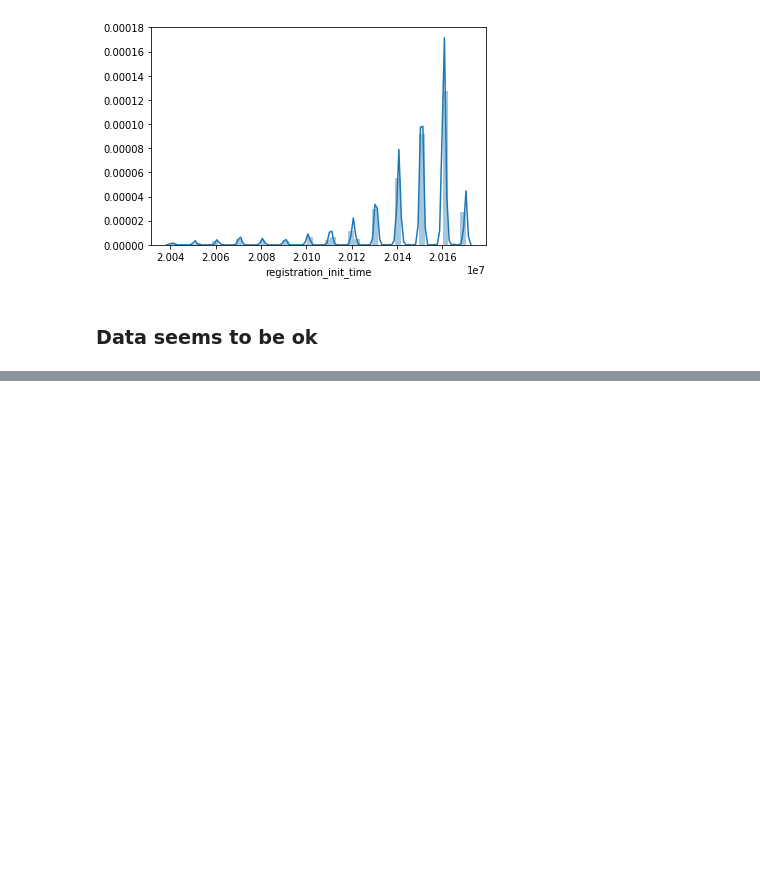
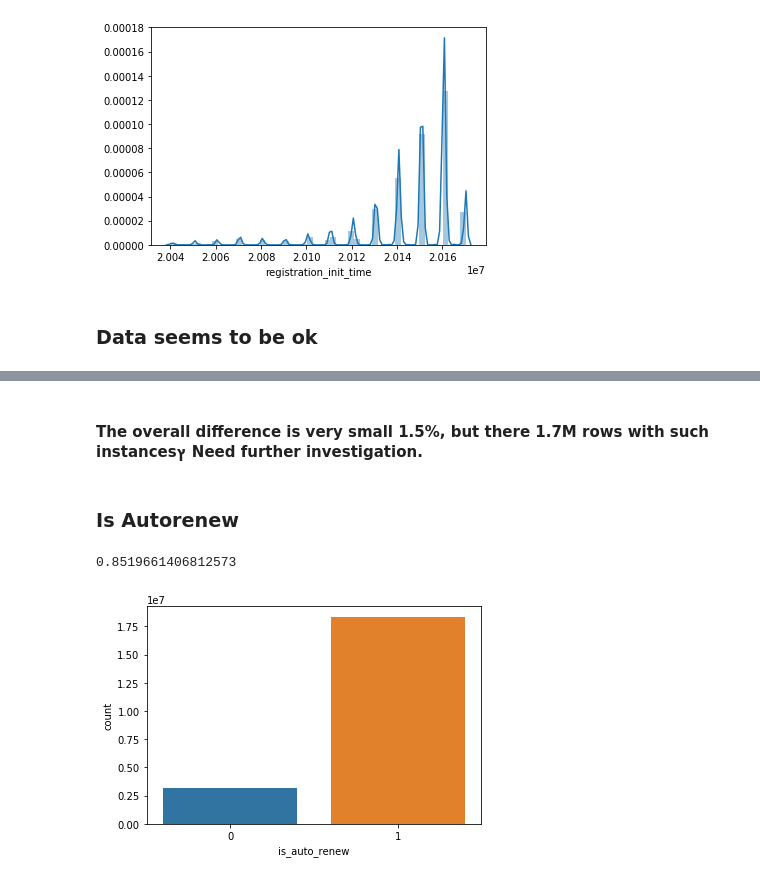
Before and after one commit to yanivbarlev/Project, a Jupyter notebook: Proposal.ipynb, the cells around one changed output, grey strips where cells are left out. Drawn from its saved outputs; the diff is of its cells as text; code cells hidden in the pictures; blank space fills up the shorter version.

```diff
--- a/Proposal.ipynb
+++ b/Proposal.ipynb
@@ -208,0 +327,11 @@ sns.distplot(regtime, hist='True')
+# %% [markdown]
+#### The overall difference is very small 1.5%, but there 1.7M rows with such instancesץ Need further investigation.
+# %% [markdown]
+### Is Autorenew
+# %%
+plt.cla()
+sns.countplot(trans.is_auto_renew)
+print (trans.is_auto_renew.sum()/trans.is_auto_renew.count())
+# %% [output]
+0.8519661406812573
+[figure, added]
```
Also changed, not shown: parts of 33 cells of this notebook.
